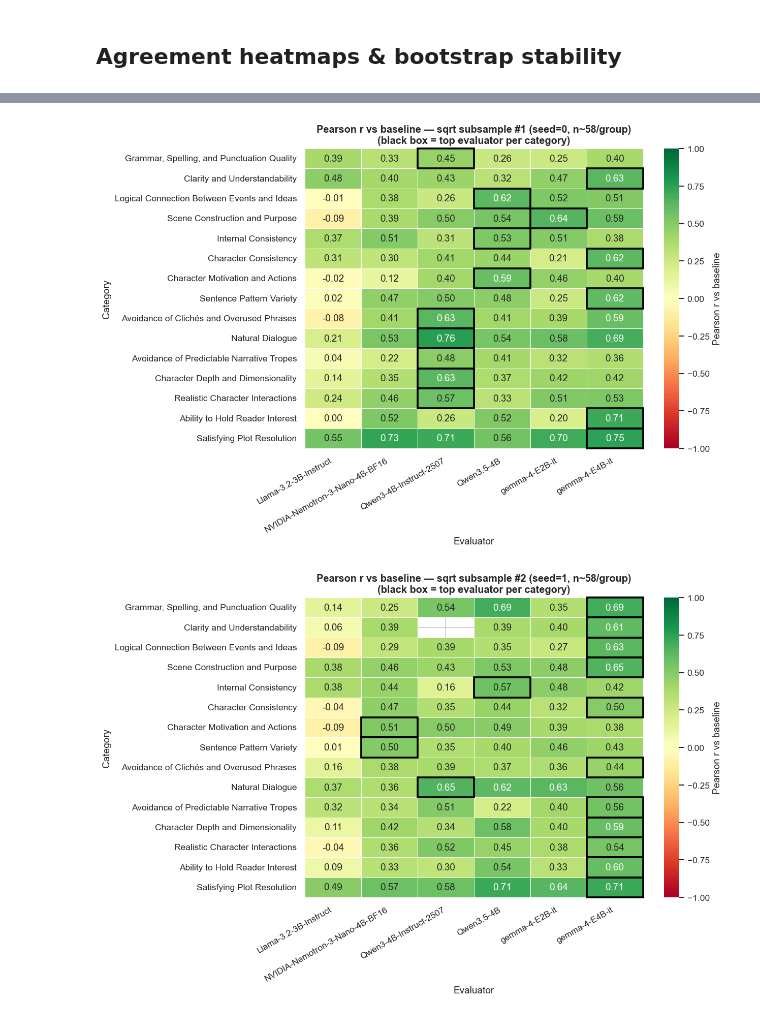
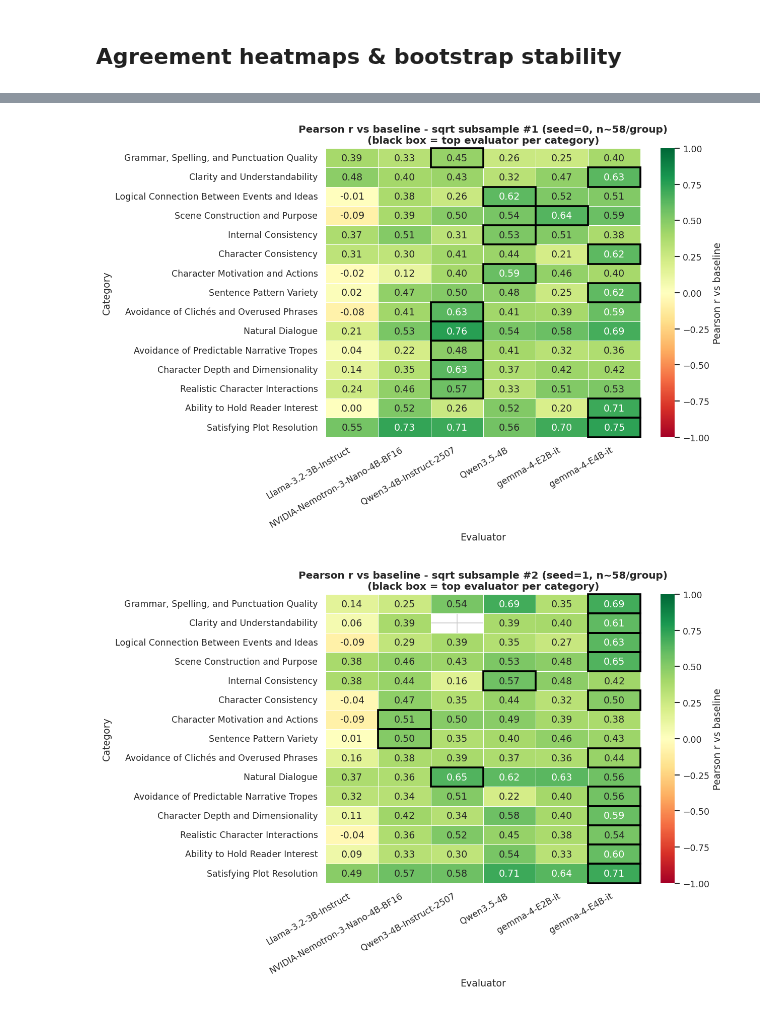
Before and after one commit to JaeHyun-Cha-00/MCP-LLM-as-Judge, a Jupyter notebook: story_writing_benchmark/notebooks/04_per_rubric.ipynb, the cells around one changed output, grey strips where cells are left out. Drawn from its saved outputs; the diff is of its cells as text; code cells hidden in the pictures.

```diff
--- a/story_writing_benchmark/notebooks/04_per_rubric.ipynb
+++ b/story_writing_benchmark/notebooks/04_per_rubric.ipynb
@@ -218,25 +218,25 @@ display(agreement.sort_values(["category", "evaluator"]).reset_index(drop=True))
 # %%
 def sqrt_subsample(pairs_df, seed):
     rng = np.random.default_rng(seed)
     parts = []
     for _, g in pairs_df.groupby(["evaluator", "category"], sort=False):
         k = max(2, int(np.sqrt(len(g))))
         idx = rng.choice(len(g), size=min(k, len(g)), replace=False)
         parts.append(g.iloc[idx])
     return pd.concat(parts, ignore_index=True)
 
 
 N_FIGURES = 4
 for i in range(N_FIGURES):
     sample = sqrt_subsample(pairs, seed=i)
     n_per_group = int(np.sqrt(len(pairs) // (len(evaluator_names) * len(ALL_CATEGORIES))))
     plot_agreement_heatmap(
         sample,
-        title=(f"Pearson r vs baseline — sqrt subsample #{i + 1} "
+        title=(f"Pearson r vs baseline - sqrt subsample #{i + 1} "
                f"(seed={i}, n~{n_per_group}/group)"),
     )
     plt.tight_layout()
     plt.show()
 # %% [output]
-[figure, old version]
+[figure, new version]
-[figure, old version]
+[figure, new version]
```
Also changed, not shown: parts of 5 cells of this notebook, 3 other files.
